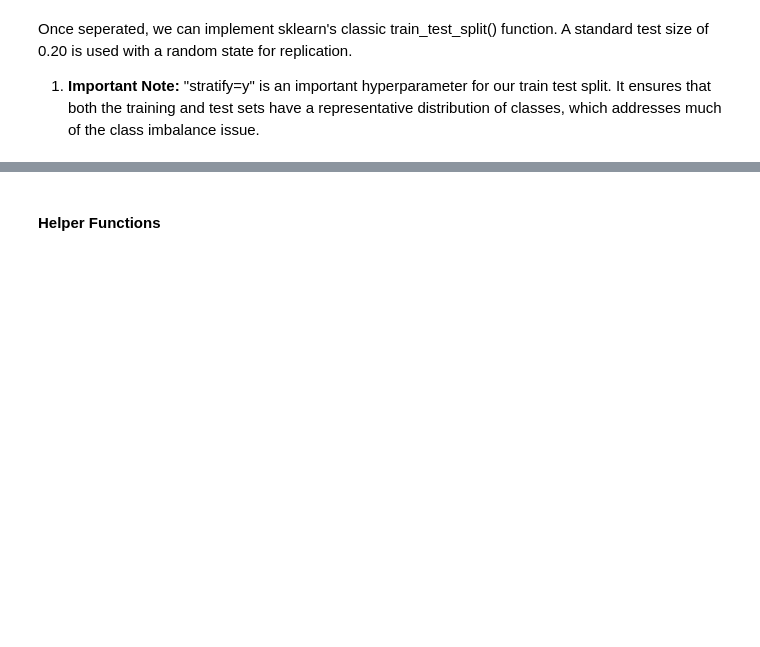
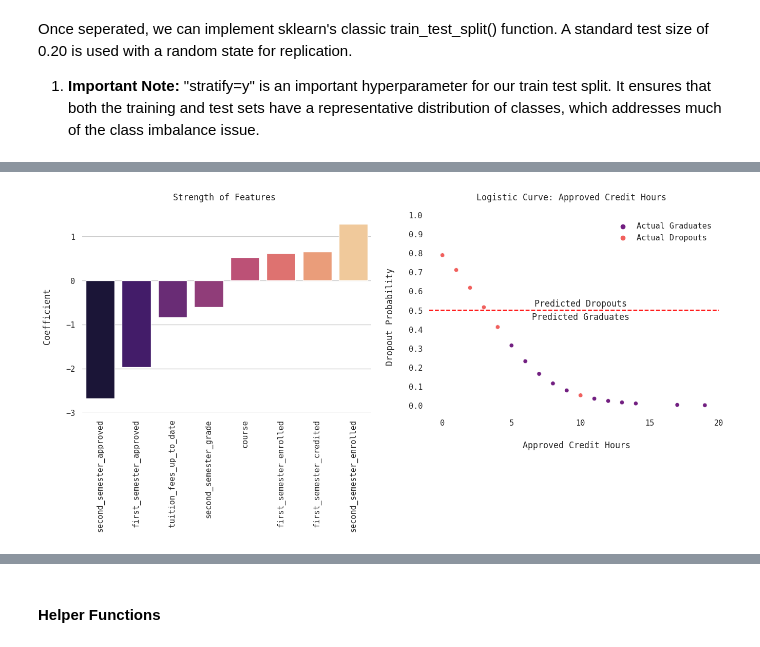
Before and after one commit to colefairbanks/logistic-enrollment, a Jupyter notebook: logistic-enrollment.ipynb, the cells around one changed output, grey strips where cells are left out. Cells and saved outputs as stored; diff of their text form; code cells hidden in the pictures; blank space fills up the shorter version.

```diff
--- a/logistic-enrollment.ipynb
+++ b/logistic-enrollment.ipynb
@@ -237,0 +291,9 @@ X_train, X_test, y_train, y_test = train_test_split(X, y, test_size=0.20, strati
+# %%
+scaler = StandardScaler()
+# %%
+scaled_X_train = scaler.fit_transform(X_train)
+scaled_X_test = scaler.transform(X_test)
+# %%
+log_model = LogisticRegressionCV()
+# %%
+log_model.fit(scaled_X_train,y_train);
@@ -237,0 +333,68 @@ X_train, X_test, y_train, y_test = train_test_split(X, y, test_size=0.20, strati
+# %%
+#def feature_plots(cm, y_test, model_predictions):
+
+#caculates
+coefs = pd.Series(index=X.columns,data=log_model.coef_[0])
+coefs_df = pd.DataFrame(coefs, columns=['coefficients'])
+coefs = coefs.loc[(coefs_df['coefficients'] > 0.5) | (coefs_df['coefficients'] < -0.5)]
+coefs = coefs.sort_values()
+
+#calculates
+X = df['second_semester_approved']
+y = df['target']
+enrolled_percentage = len(current_student_df)/len(df)
+X_train, X_test, y_train, y_test = train_test_split(X, y, test_size=enrolled_percentage, stratify=y, random_state=101)
+X_train = np.reshape(X_train, (-1, 1))
+X_test = np.reshape(X_test, (-1, 1))
+scaler = StandardScaler()
+scaled_X_train = scaler.fit_transform(X_train)
+scaled_X_test = scaler.transform(X_test)
+log_model.fit(scaled_X_train,y_train);
+log_probabilities = log_model.predict_proba(scaled_X_test)
+y_test = y_test.replace(0, 'Actual Graduates')
+y_test = y_test.replace(1, 'Actual Dropouts')
+
+
+#creates subplot that enables two visualizations in the same cell
+fig, axes = plt.subplots(1, 2, figsize=(16, 5))
+
+#sets color palette for heatmap, ROC, and makes font consistent with Jupyter font
+color_palette = sns.color_palette('magma', as_cmap=True)
+magma4_color = sns.color_palette("magma")[4]
+sns.set(style='whitegrid', font='monospace')
+
+#
+plot1 = sns.barplot(x=coefs.index, y=coefs.values, palette='magma', ax=axes[0])
+axes[0].set_title('Strength of Features \n')
+axes[0].set_ylabel('Coefficient \n');
+axes[0].set_yticks([-3, -2, -1, 0, 1])
+axes[0].tick_params(axis='x', rotation=90);
+
+#plot2
+plot2 = sns.scatterplot(x = X_test.squeeze(), y = log_probabilities[:,1], hue = y_test, palette='magma')
+sns.despine(top=True, right=True, left=True, bottom=True)
+
+#sets color palette for heatmap, barplot, and makes font consistent with Jupyter font
+
+plt.axhline(y=0.5, color='red', linestyle='--')
+custom_x_ticks = [0, 5, 10, 15, 20]  # Define the specific y-axis tick positions
+custom_y_ticks = [0, 0.1, 0.2, 0.3, 0.4, 0.5, 0.6, 0.7, 0.8, 0.9, 1]  # Define the specific y-axis tick positions
+plt.xticks(custom_x_ticks)
+plt.yticks(custom_y_ticks)
+#plt.grid(False)
+
+# Add x and y-axis titles
+plt.xlabel('\n Approved Credit Hours')
+plt.ylabel('Dropout Probability \n');
+
+
+plt.title('Logistic Curve: Approved Credit Hours \n')
+plt.legend().set_title(None)
+plt.legend().get_frame().set_linewidth(0)
+
+plt.text(10, 0.52, 'Predicted Dropouts', horizontalalignment='center')
+plt.text(10, 0.45, 'Predicted Graduates', horizontalalignment='center')
+
+plt.grid(False)
+# %% [output]
+[figure, added]
```
Also changed, not shown: parts of 96 cells of this notebook, 2 other files.
